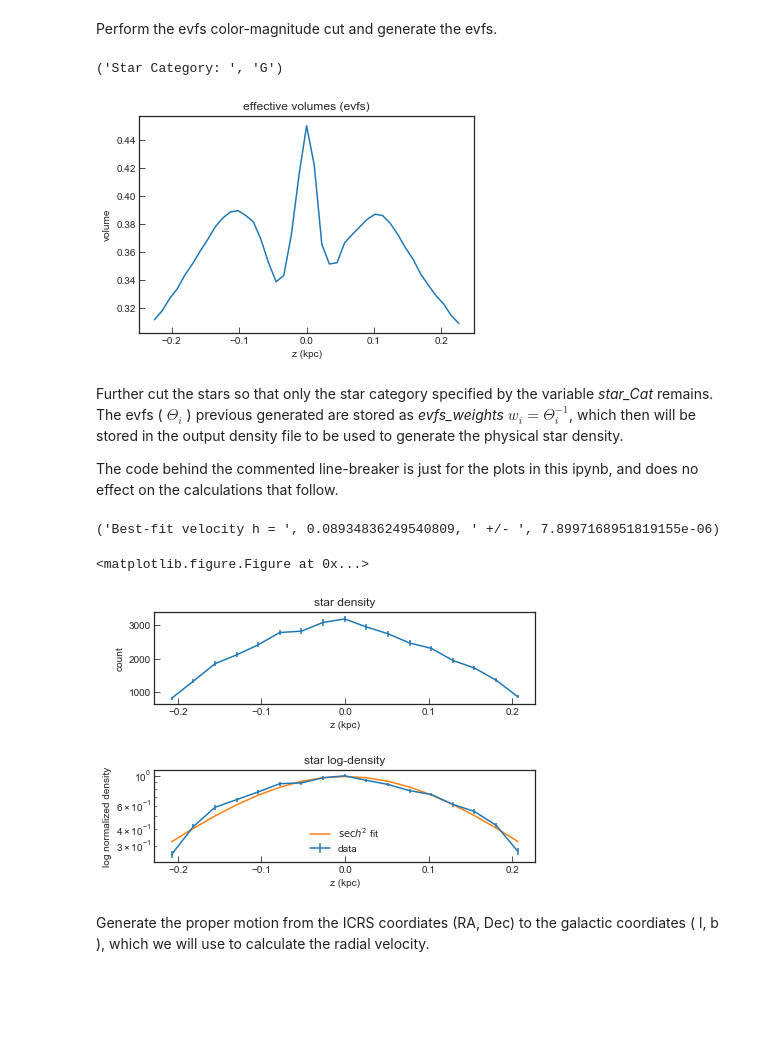
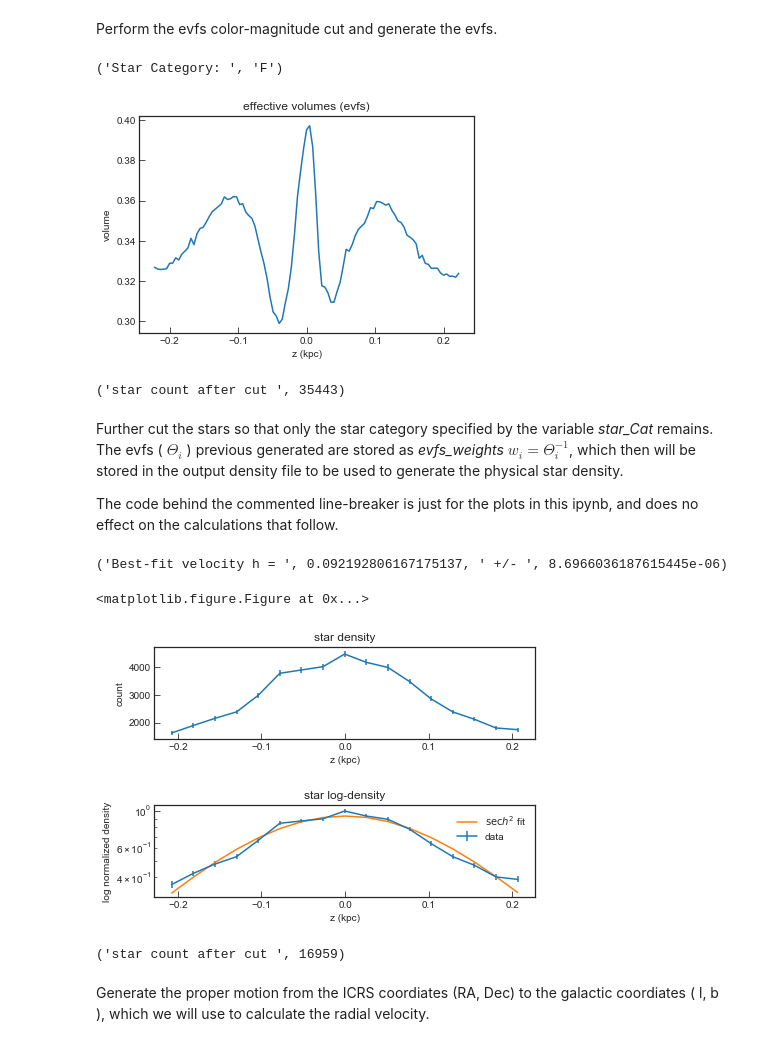
Before and after one commit to bbsonjohn/darkdisk, a Jupyter notebook: gaia_cut.ipynb, the cells around one changed output. Saved outputs shown, nothing was run; the diff lists cells and outputs as text; code cells hidden in the pictures; blank space fills up the shorter version.

```diff
--- a/gaia_cut.ipynb
+++ b/gaia_cut.ipynb
@@ -261,7 +266,7 @@ def load_evfs(filename="default_evfs.txt"):
    return (zBins, evfs)
 
 def cut_evfs(starCat, sp, jk, mj, tgas):
-   tightness = True
+   tightness = False
    cut_indx = []
 
    jk_color_cut_upper, jk_color_cut_lower = find_jk_boundaries(starCat, sp)
@@ -279,8 +284,8 @@ def cut_evfs(starCat, sp, jk, mj, tgas):
 # %% [markdown]
 Perform the evfs color-magnitude cut and generate the evfs.
 # %%
-star_Cat = "G"
-zNBin_evfs = 40
+star_Cat = "F"
+zNBin_evfs = 100
 
 file_evfs = "evfs_" + star_Cat + ".txt"
 to_load_evfs = False
@@ -309,9 +314,12 @@ else:
 plt.plot(zspace_evfs, evfs_out)
 plt.ylabel("volume"); plt.xlabel("z (kpc)"); plt.title("effective volumes (evfs)")
 plt.show()
+
+print( 'star count after cut ', len(mj_evfs) )
 # %% [output]
-('Star Category: ', 'G')
+('Star Category: ', 'F')
-[figure, old version]
+[figure, new version]
+('star count after cut ', 35443)
 # %% [markdown]
 Further cut the stars so that only the star category specified by the variable *star_Cat* remains. The evfs ( $\Theta_i$ ) previous generated are stored as *evfs_weights* $w_i = \Theta_i^{-1}$, which then will be stored in the output density file to be used to generate the physical star density.
 
@@ -322,7 +330,8 @@ def cut_stars(starCat, sp, jk, mj, tgas): # category cut and volume cut
    cut_indx = []
 
    jk_color_cut_upper, jk_color_cut_lower = find_jk_boundaries(starCat, sp)
-   color_cut =  (jk > jk_color_cut_upper)*(jk < jk_color_cut_lower)*(tgas['parallax']/tgas['parallax_error'] > (is_good_relplx(mj)))*(jk != 0.)
+   #color_cut =  (jk > jk_color_cut_upper)*(jk < jk_color_cut_lower)*(tgas['parallax']/tgas['parallax_error'] > (is_good_relplx(mj)))*(jk != 0.)
+   color_cut =  (jk > jk_color_cut_upper)*(jk < jk_color_cut_lower)*(tgas['parallax'] > min_plx)*(jk != 0.)
 
    jk = jk[color_cut]
    mj = mj[color_cut]
@@ -364,35 +373,38 @@ dz_plt=0.025
 zspace_hist_plt = np.linspace( -z_cyl_cut,z_cyl_cut, int(2*z_cyl_cut/dz_plt)+1 )
 stars_plt_evfs, _, _ = plt.hist(z_kpc, zspace_hist_plt, weights=evfs_weight)
 stars_plt_evfs_err, _ , _ = plt.hist(z_kpc, zspace_hist_plt)
 for i, z_err in enumerate(stars_plt_evfs_err):
    if z_err == 0:
       continue
    else :
       stars_plt_evfs_err[i] = stars_plt_evfs[i]/np.sqrt(z_err)
 plt.clf()
 
 _ , (ax1, ax2) = plt.subplots(2, 1); plt.tight_layout(h_pad=5)
 
 bins_plt = (zspace_hist_plt + dz_plt/2.)[:-1]
 ax1.errorbar(bins_plt, stars_plt_evfs, yerr=stars_plt_evfs_err, capthick=2)
 ax1.set_title("star density"); ax1.set_xlabel("z (kpc)"); ax1.set_ylabel("count")
 
 plt_norm = stars_plt_evfs[int(len(bins_plt)/2)]
 stars_plt_evfs_normed = stars_plt_evfs/plt_norm
 stars_plt_evfs_err_normed = stars_plt_evfs_err/plt_norm
 sechsq = lambda x, h, k: (0.25*k/h)*(np.cosh(x/(2.*h)) )**(-2)
 h_fit, h_fit_err = optimize.curve_fit( sechsq, bins_plt, stars_plt_evfs_normed ,  sigma=stars_plt_evfs_err_normed)
 print("Best-fit velocity h = ", h_fit[0], " +/- ", h_fit_err[0,0])
 ax2.errorbar(bins_plt, stars_plt_evfs_normed, yerr=stars_plt_evfs_err_normed, capthick=2, label="data")
 ax2.plot( bins_plt, sechsq(bins_plt, h_fit[0], h_fit[1]), label="$\sech^2$ fit")
 ax2.set_yscale('log'); ax2.legend();
 
 ax2.set_title("star log-density"); ax2.set_ylabel("log normalized density"); ax2.set_xlabel("z (kpc)");
 plt.show()
+
+print( 'star count after cut ', len(stars_categorized) )
 # %% [output]
-('Best-fit velocity h = ', 0.08934836249540809, ' +/- ', 7.8997168951819155e-06)
+('Best-fit velocity h = ', 0.092192806167175137, ' +/- ', 8.6966036187615445e-06)
 <matplotlib.figure.Figure at 0x...>
-[figure, old version]
+[figure, new version]
+('star count after cut ', 16959)
 # %% [markdown]
 Generate the proper motion from the ICRS coordiates (RA, Dec) to the galactic coordiates ( l, b ), which we will use to calculate the radial velocity.
 # %%
```
Also changed, not shown: parts of 5 cells of this notebook, 3 other files.
